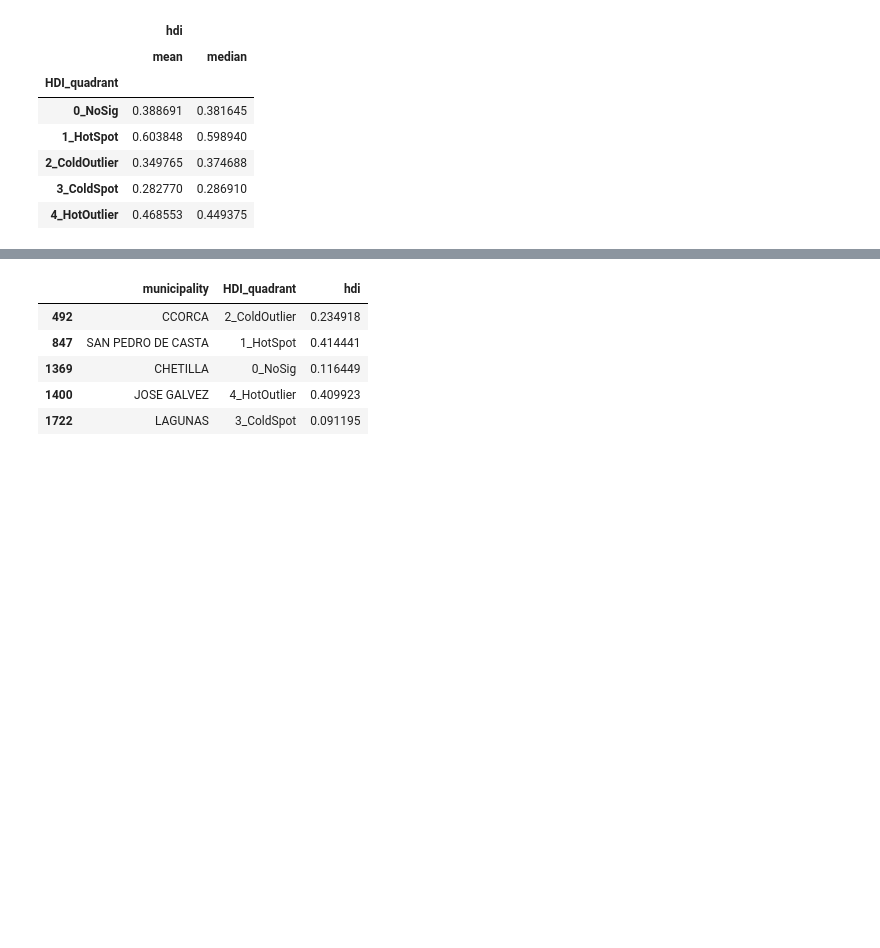
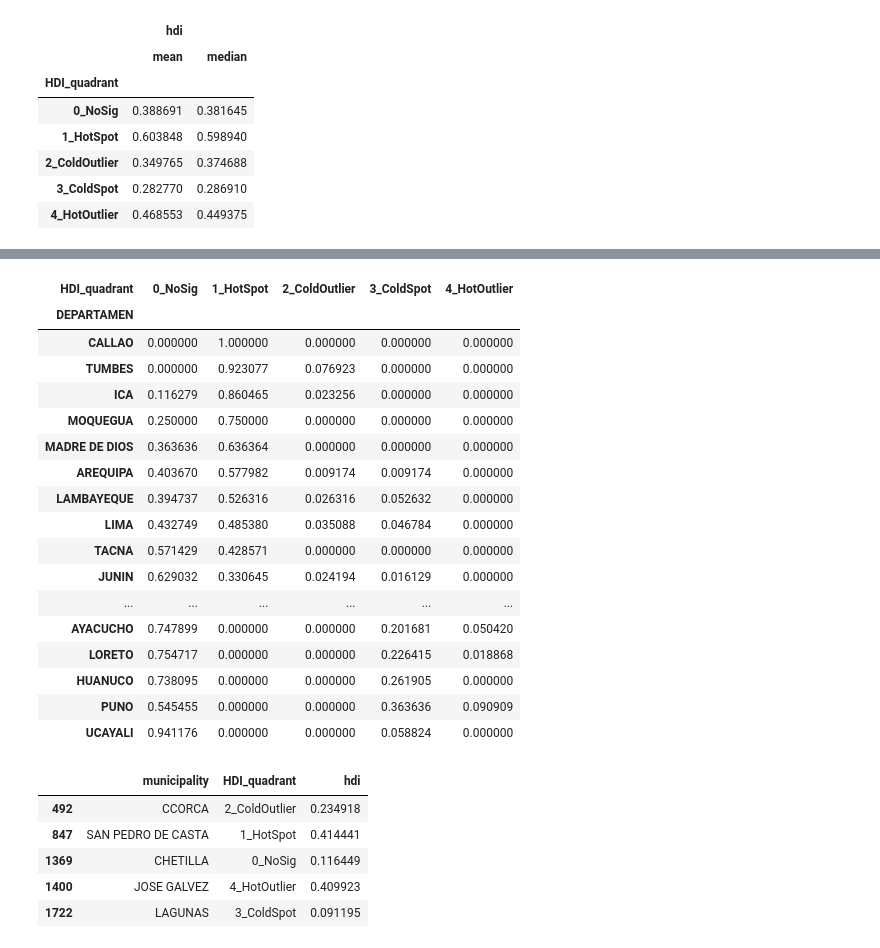
Before and after one commit to DACSS-CSSmeths/Spatial-Analytics, a Jupyter notebook: index.ipynb, the cells around one changed output, grey strips where cells are left out. Saved outputs shown, nothing was run; the diff lists cells and outputs as text; code cells hidden in the pictures; blank space fills up the shorter version.

```diff
--- a/index.ipynb
+++ b/index.ipynb
@@ -443,3 +489,25 @@ peru_hdi_map.groupby('HDI_quadrant').agg({'hdi': ['mean','median']})
+# %%
+# sorting the previous by the column that matters
+pd.crosstab(peru_hdi_map.DEPARTAMEN,peru_hdi_map.HDI_quadrant,normalize='index').sort_values(by='1_HotSpot',ascending=False)
+# %% [output]
+| HDI_quadrant | 0_NoSig | 1_HotSpot | 2_ColdOutlier | 3_ColdSpot | 4_HotOutlier |
+| DEPARTAMEN |  |  |  |  |  |
+| CALLAO | 0.000000 | 1.000000 | 0.000000 | 0.000000 | 0.000000 |
+| TUMBES | 0.000000 | 0.923077 | 0.076923 | 0.000000 | 0.000000 |
+| ICA | 0.116279 | 0.860465 | 0.023256 | 0.000000 | 0.000000 |
+| MOQUEGUA | 0.250000 | 0.750000 | 0.000000 | 0.000000 | 0.000000 |
+| MADRE DE DIOS | 0.363636 | 0.636364 | 0.000000 | 0.000000 | 0.000000 |
+| AREQUIPA | 0.403670 | 0.577982 | 0.009174 | 0.009174 | 0.000000 |
+| LAMBAYEQUE | 0.394737 | 0.526316 | 0.026316 | 0.052632 | 0.000000 |
+| LIMA | 0.432749 | 0.485380 | 0.035088 | 0.046784 | 0.000000 |
+| TACNA | 0.571429 | 0.428571 | 0.000000 | 0.000000 | 0.000000 |
+| JUNIN | 0.629032 | 0.330645 | 0.024194 | 0.016129 | 0.000000 |
+| ... | ... | ... | ... | ... | ... |
+| AYACUCHO | 0.747899 | 0.000000 | 0.000000 | 0.201681 | 0.050420 |
+| LORETO | 0.754717 | 0.000000 | 0.000000 | 0.226415 | 0.018868 |
+| HUANUCO | 0.738095 | 0.000000 | 0.000000 | 0.261905 | 0.000000 |
+| PUNO | 0.545455 | 0.000000 | 0.000000 | 0.363636 | 0.090909 |
+| UCAYALI | 0.941176 | 0.000000 | 0.000000 | 0.058824 | 0.000000 |
 # %%
 # which are the min value per quadrant:
 whichInfo=['municipality','HDI_quadrant','hdi']
```
Also changed, not shown: parts of 4 cells of this notebook, 2 other files.
